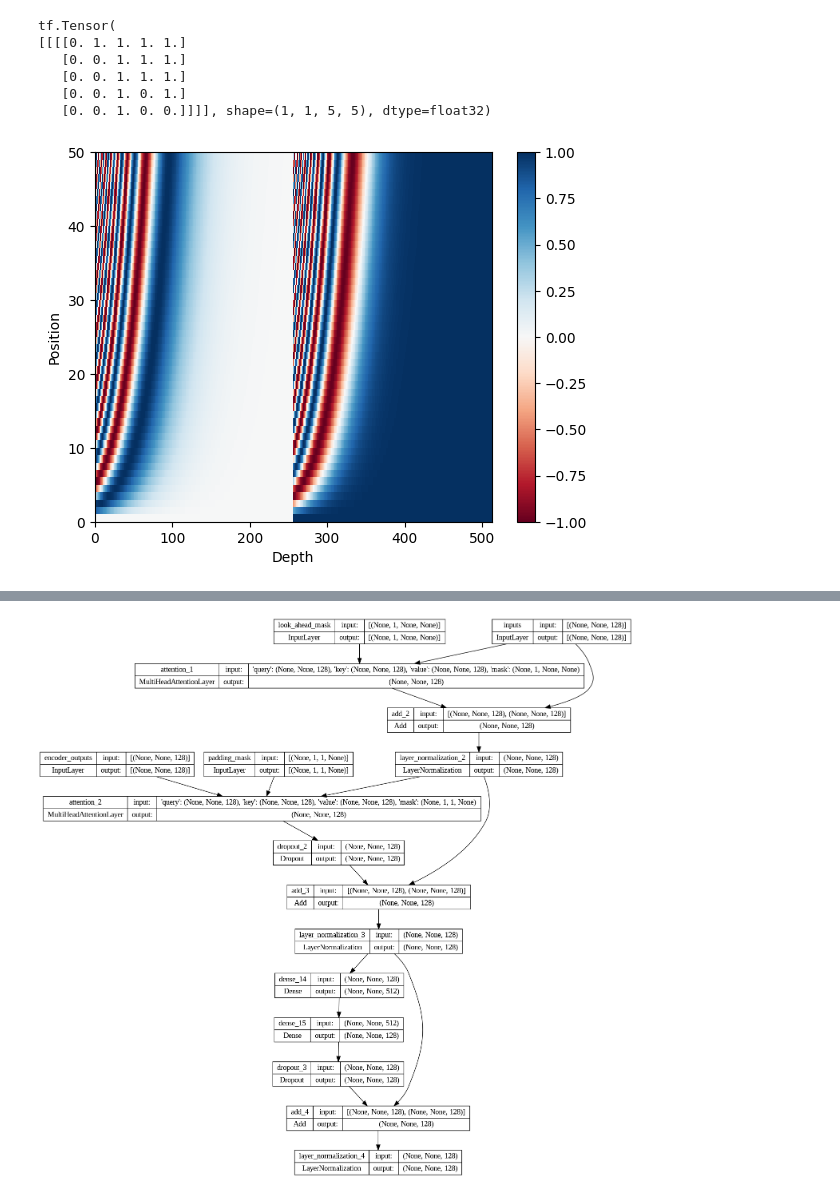
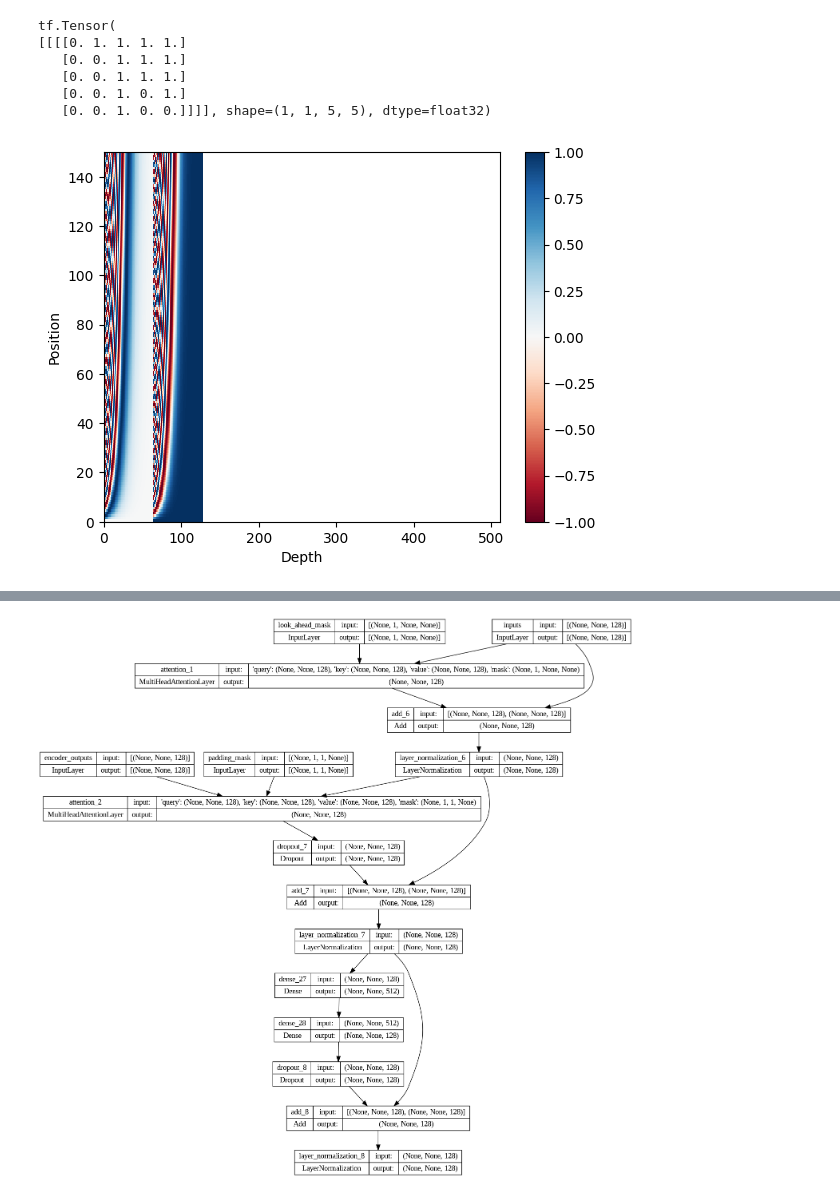
Before and after one commit to Birat-Poudel/Conversational-Computational-Empathy, a Jupyter notebook: Query Response Generation/Query_Response_Generation.ipynb, the cells around one changed output, grey strips where cells are left out. Saved outputs shown, nothing was run; the diff lists cells and outputs as text; code cells hidden in the pictures.

```diff
--- a/Query Response Generation/Query_Response_Generation.ipynb
+++ b/Query Response Generation/Query_Response_Generation.ipynb
@@ -322,7 +434,6 @@ class PositionalEncoding(tf.keras.layers.Layer):
         self.position = position
         self.d_model = d_model
         self.pos_encoding = self.positional_encoding(position, d_model)
-
     def get_config(self):
         config = super(PositionalEncoding, self).get_config()
         config.update(
@@ -332,12 +443,10 @@ class PositionalEncoding(tf.keras.layers.Layer):
             }
         )
         return config
-
     def get_angles(self, position, i, d_model):
         angles = 1 / tf.pow(10000, (2 * (i // 2)) / tf.cast(d_model, tf.float32))
         return position * angles
-
-    def positional_encoding(self, position, d_model):
+    def positional_encoding(self, position, d_model)
         angle_rads = self.get_angles(
             position=tf.range(position, dtype=tf.float32)[:, tf.newaxis],
             i=tf.range(d_model, dtype=tf.float32)[tf.newaxis, :],
@@ -347,24 +456,23 @@ class PositionalEncoding(tf.keras.layers.Layer):
         sines = tf.math.sin(angle_rads[:, 0::2])
         # apply cos to odd index in the array
         cosines = tf.math.cos(angle_rads[:, 1::2])
-
         pos_encoding = tf.concat([sines, cosines], axis=-1)
         pos_encoding = pos_encoding[tf.newaxis, ...]
         return tf.cast(pos_encoding, tf.float32)
-
     def call(self, inputs):
         return inputs + self.pos_encoding[:, : tf.shape(inputs)[1], :]
 # %%
-sample_pos_encoding = PositionalEncoding(50, 512, name="sample_pos_encoding")
+sample_pos_encoding = PositionalEncoding(150, 128, name="sample_pos_encoding")
+
 
 plt.pcolormesh(sample_pos_encoding.pos_encoding.numpy()[0], cmap="RdBu")
 plt.xlabel("Depth")
 plt.xlim((0, 512))
 plt.ylabel("Position")
 plt.colorbar()
 plt.show()
 # %% [output]
-[figure, old version]
+[figure, new version]
 # %%
 def encoder_layer(units, d_model, num_heads, dropout, name="encoder_layer"):
     inputs = tf.keras.Input(shape=(None, d_model), name="inputs")
```
Also changed, not shown: parts of 41 cells of this notebook, 9 other files.
